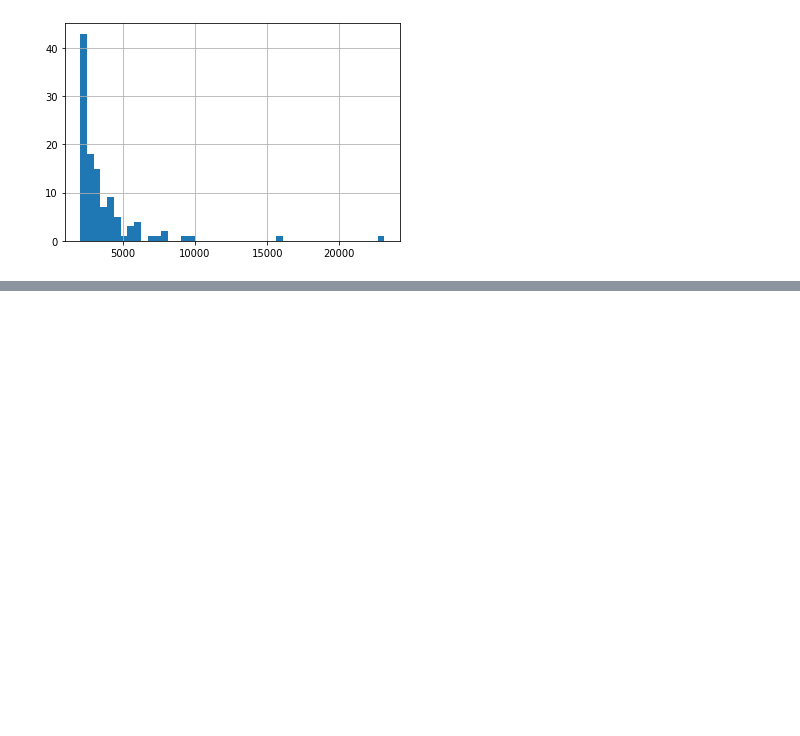
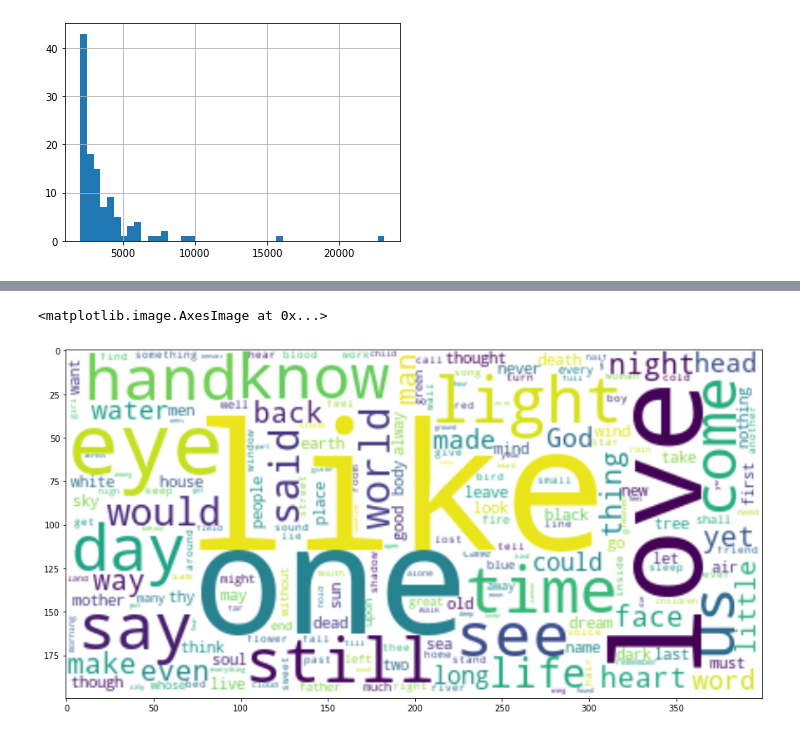
Before and after one commit to reneang17/authorencoder, a Jupyter notebook: wrangling_eda/eda.ipynb, the cells around one changed output, grey strips where cells are left out. Cells and saved outputs as stored; diff of their text form; code cells hidden in the pictures; blank space fills up the shorter version.

```diff
--- a/wrangling_eda/eda.ipynb
+++ b/wrangling_eda/eda.ipynb
@@ -120,0 +158,27 @@ df.length_in_words[df.length_in_words >=WORD_LIMIT].hist(bins=45)
+# %%
+from nltk.corpus import stopwords
+stopwords_en = stopwords.words('english')
+
+def cloud_maker(text, background = 'white', withStopwords=True):
+
+    if withStopwords == True: _stw = stopwords_en
+    else: _stw = []
+    wordcloud = WordCloud(background_color = background,
+                stopwords = _stw)
+    wordcloud.generate(text)
+    return wordcloud
+# %%
+txt_label = df.content.values
+txt_label = ' '.join(txt_label)
+cloud = cloud_maker(txt_label, background = 'white')
+# %%
+fig = plt.figure(1, figsize=(15, 12))
+plt.imshow(cloud.recolor(random_state=1234),
+              interpolation = 'bilinear')
+
+#    plt.gca().set_title(_labels[i],fontsize=15)
+#    plt.axis("off")
+#fig.savefig('../plots_tables/clouds.png')
+# %% [output]
+<matplotlib.image.AxesImage at 0x...>
+[figure, added]
```
Also changed, not shown: parts of 4 cells of this notebook.
